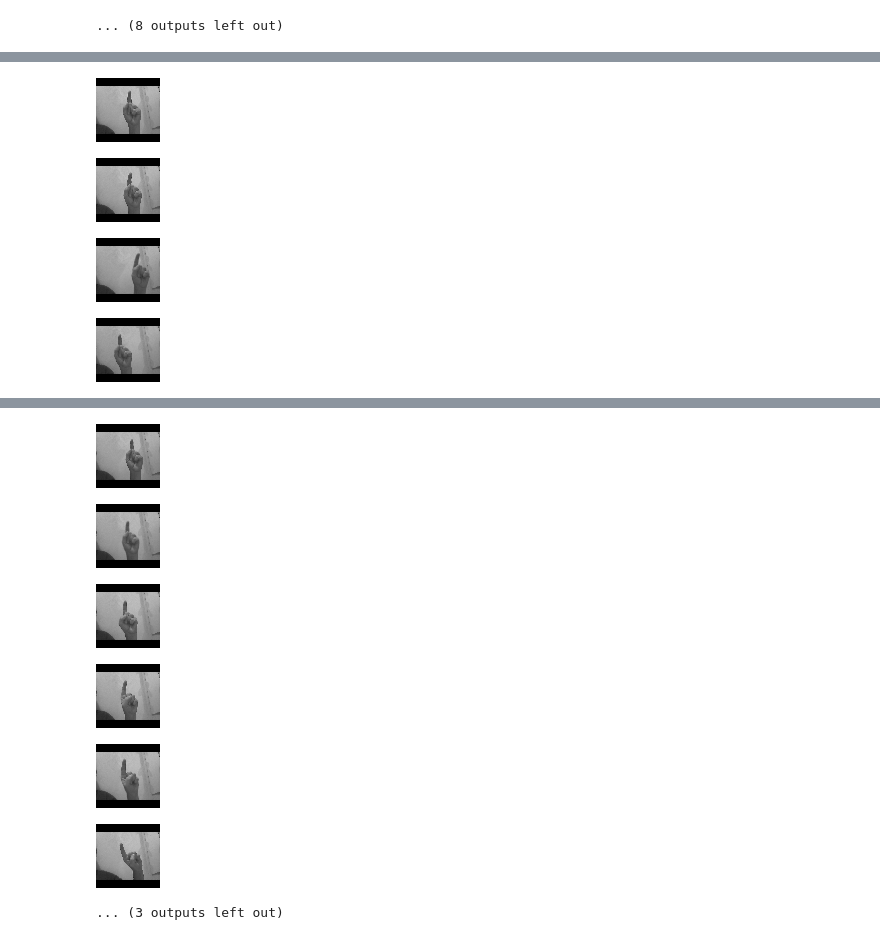
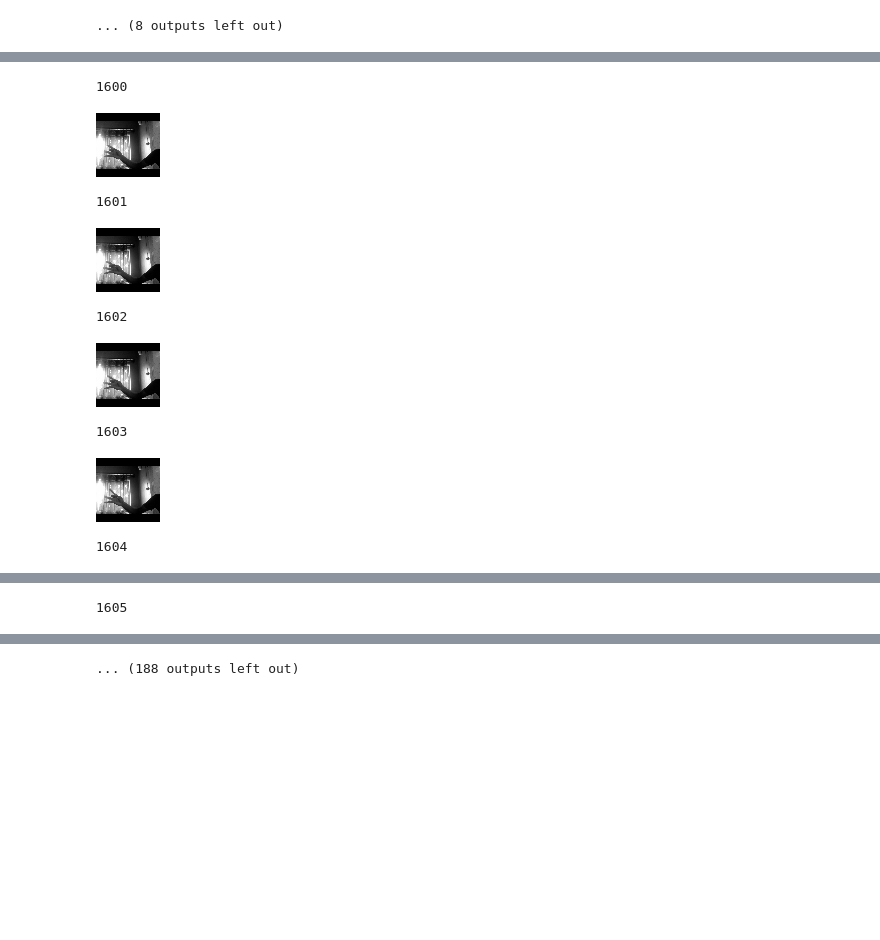
Before and after one commit to coalaroot/Pytorch-challenge-side-project, a Jupyter notebook: label_correction.ipynb, the cells around one changed output, grey strips where cells are left out. Drawn from its saved outputs; the diff is of its cells as text; code cells hidden in the pictures; blank space fills up the shorter version.

```diff
--- a/label_correction.ipynb
+++ b/label_correction.ipynb
@@ -385,0 +409,5 @@ for i in range(len(Y)):
+# %%
+# Convert One-hot Label Index to Label
+Y = np.argmax(Y, axis=1)
+for i in range(len(Y)):
+    Y[i] = label_index_to_label_dict[Y[i]]
@@ -385,0 +429,5 @@ for i in range(len(Y)):
+# %%
+# Check Label
+for i in range(len(Y)):
+    if Y[i] == 8:
+        display(i, Image.fromarray(X[i]))
@@ -386,9 +448,9 @@ for i in range(len(Y)):
 # %%
 # Fix Label
-invalid_label = 1
-correct_label = 0
-base_idx = 0
-num_invalid = 15
+invalid_label = 8
+correct_label = 9
+base_idx = 200
+num_invalid = 48
 
 for i in range(len(Y)):
     if Y[i] == invalid_label:
@@ -400,30 +462,18 @@ for i in range(len(Y)):
 
     if num_invalid == 0:
         break
-# %%
-# Fix Label
-invalid_label = 7
-correct_label = 8
-base_idx = 15
-num_invalid = 17
-
-for i in range(len(Y)):
-    if Y[i] == invalid_label:
-        if base_idx != 0:
-            base_idx -= 1
-        else:
-            Y[i] = correct_label
-            num_invalid -= 1
-
-    if num_invalid == 0:
-        break
 # %%
 # Recheck Label
 for i in range(len(Y)):
-    if Y[i] == 1:
-        display(Image.fromarray(X[i]))
+    if Y[i] == 8:
+        display(i, Image.fromarray(X[i]))
 # %% [output]
+1600
-[figure, old version]
+[figure, new version]
+1601
-[figure, old version]
+[figure, new version]
+1602
-[figure, old version]
+[figure, new version]
+1603
-[figure, old version]
+[figure, new version]
+1604
@@ -430,0 +481 @@ for i in range(len(Y)):
+1605
@@ -432,7 +483 @@ for i in range(len(Y)):
-[figure, removed]
-[figure, removed]
-[figure, removed]
-[figure, removed]
-[figure, removed]
-[figure, removed]
-... (3 outputs left out)
+... (188 outputs left out)
```
Also changed, not shown: parts of 12 cells of this notebook, 2 other files.
